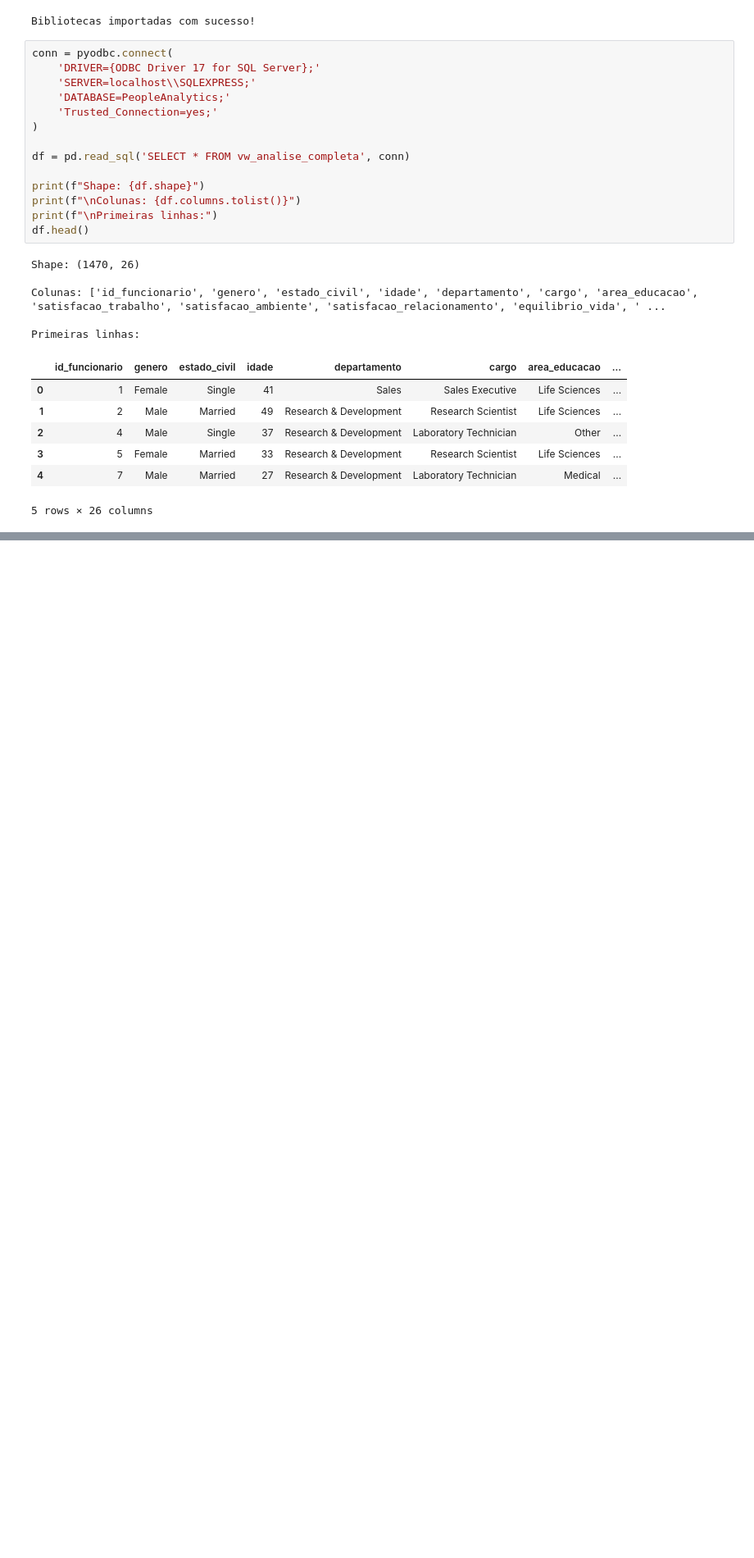
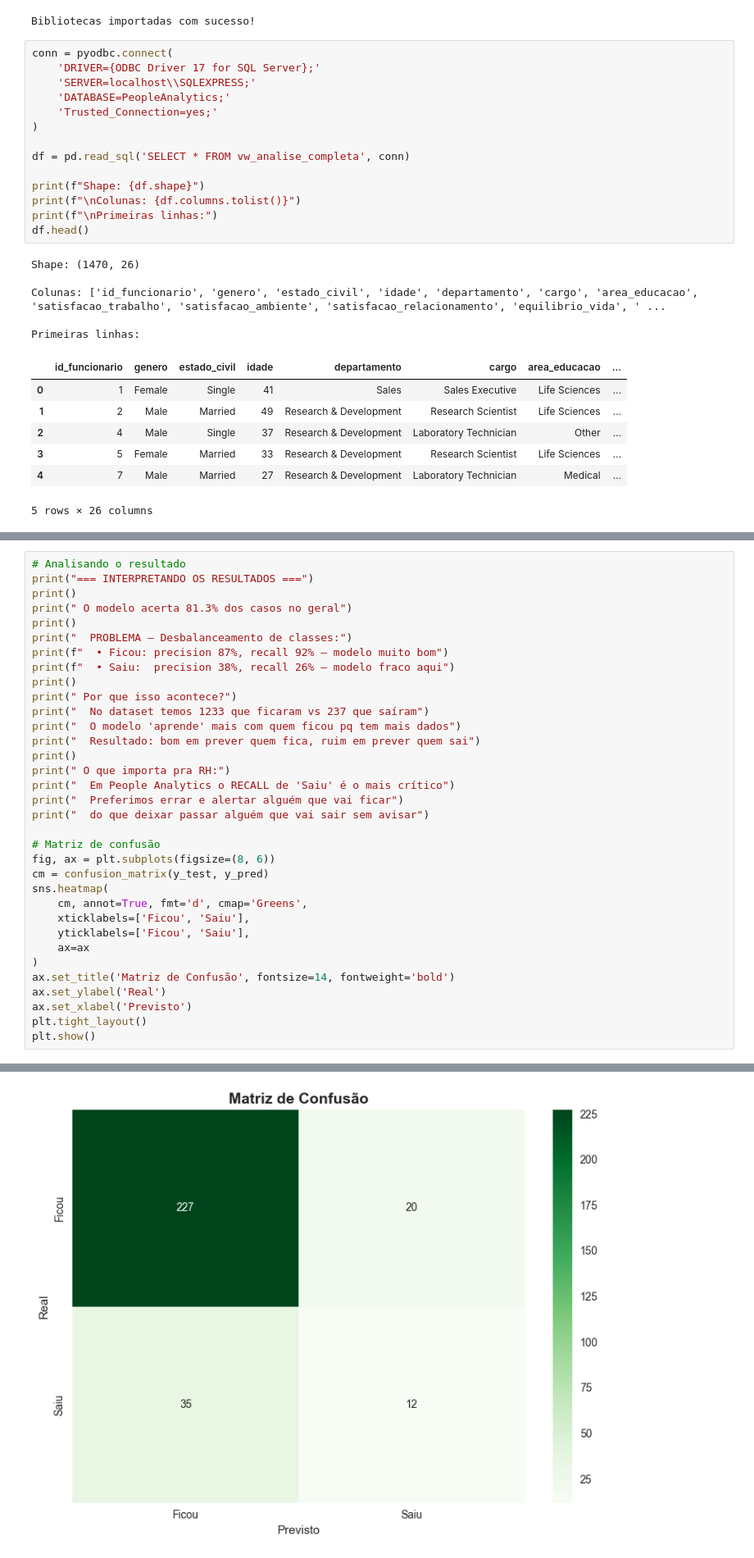
Before and after one commit to joaopedro4250/projeto_rh_people, a Jupyter notebook: python/people_analytics.ipynb, the cells around one changed output, grey strips where cells are left out. Shown at 82% size. Saved outputs shown, nothing was run; the diff lists cells and outputs as text; blank space fills up the shorter version.

```diff
--- a/python/people_analytics.ipynb
+++ b/python/people_analytics.ipynb
@@ -43,0 +381,35 @@ Primeiras linhas:
+# %%
+# Analisando o resultado
+print("=== INTERPRETANDO OS RESULTADOS ===")
+print()
+print(" O modelo acerta 81.3% dos casos no geral")
+print()
+print("  PROBLEMA — Desbalanceamento de classes:")
+print(f"  • Ficou: precision 87%, recall 92% — modelo muito bom")
+print(f"  • Saiu:  precision 38%, recall 26% — modelo fraco aqui")
+print()
+print(" Por que isso acontece?")
+print("  No dataset temos 1233 que ficaram vs 237 que saíram")
+print("  O modelo 'aprende' mais com quem ficou pq tem mais dados")
+print("  Resultado: bom em prever quem fica, ruim em prever quem sai")
+print()
+print(" O que importa pra RH:")
+print("  Em People Analytics o RECALL de 'Saiu' é o mais crítico")
+print("  Preferimos errar e alertar alguém que vai ficar")
+print("  do que deixar passar alguém que vai sair sem avisar")
+
+# Matriz de confusão
+fig, ax = plt.subplots(figsize=(8, 6))
+cm = confusion_matrix(y_test, y_pred)
+sns.heatmap(
+    cm, annot=True, fmt='d', cmap='Greens',
+    xticklabels=['Ficou', 'Saiu'],
+    yticklabels=['Ficou', 'Saiu'],
+    ax=ax
+)
+ax.set_title('Matriz de Confusão', fontsize=14, fontweight='bold')
+ax.set_ylabel('Real')
+ax.set_xlabel('Previsto')
+plt.tight_layout()
+plt.show()
+# %% [output]
@@ -43,0 +433 @@ Primeiras linhas:
+[figure, added]
```
Also changed, not shown: parts of 12 cells of this notebook.
